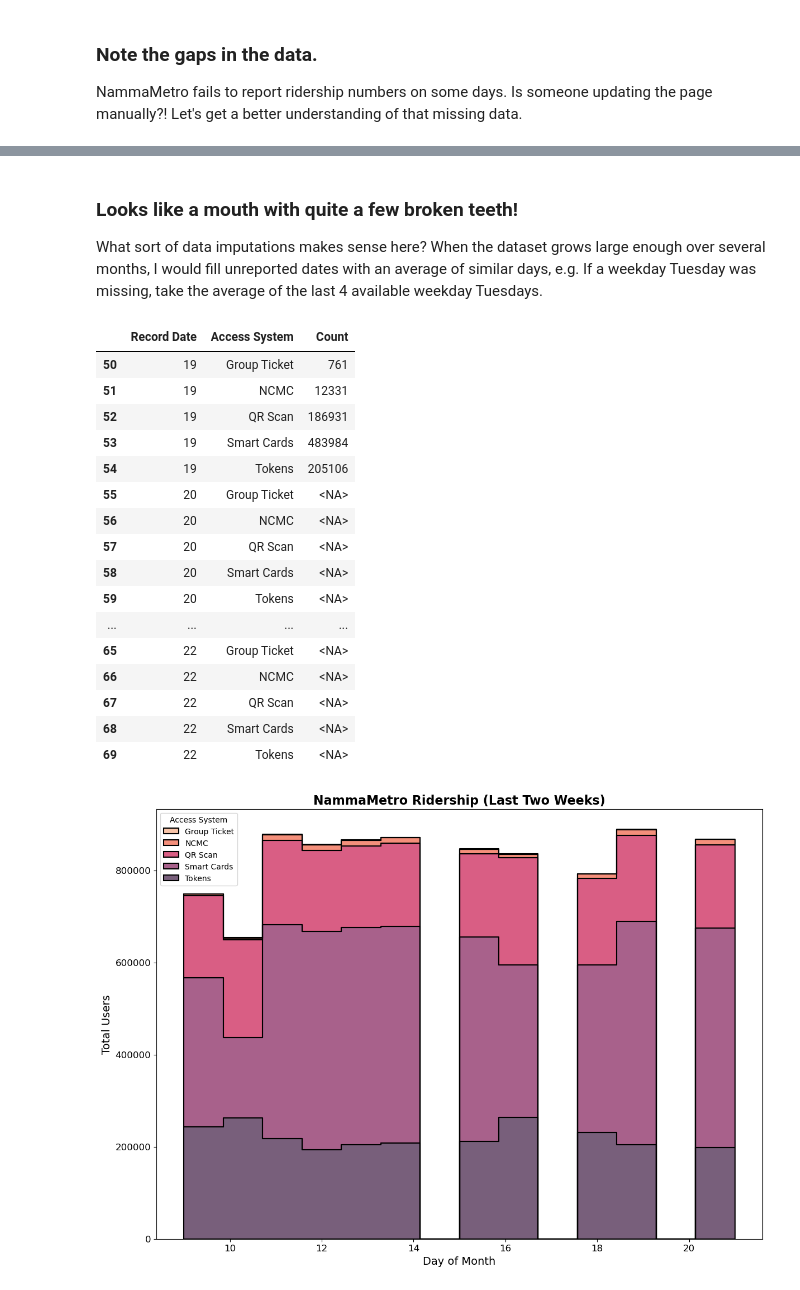
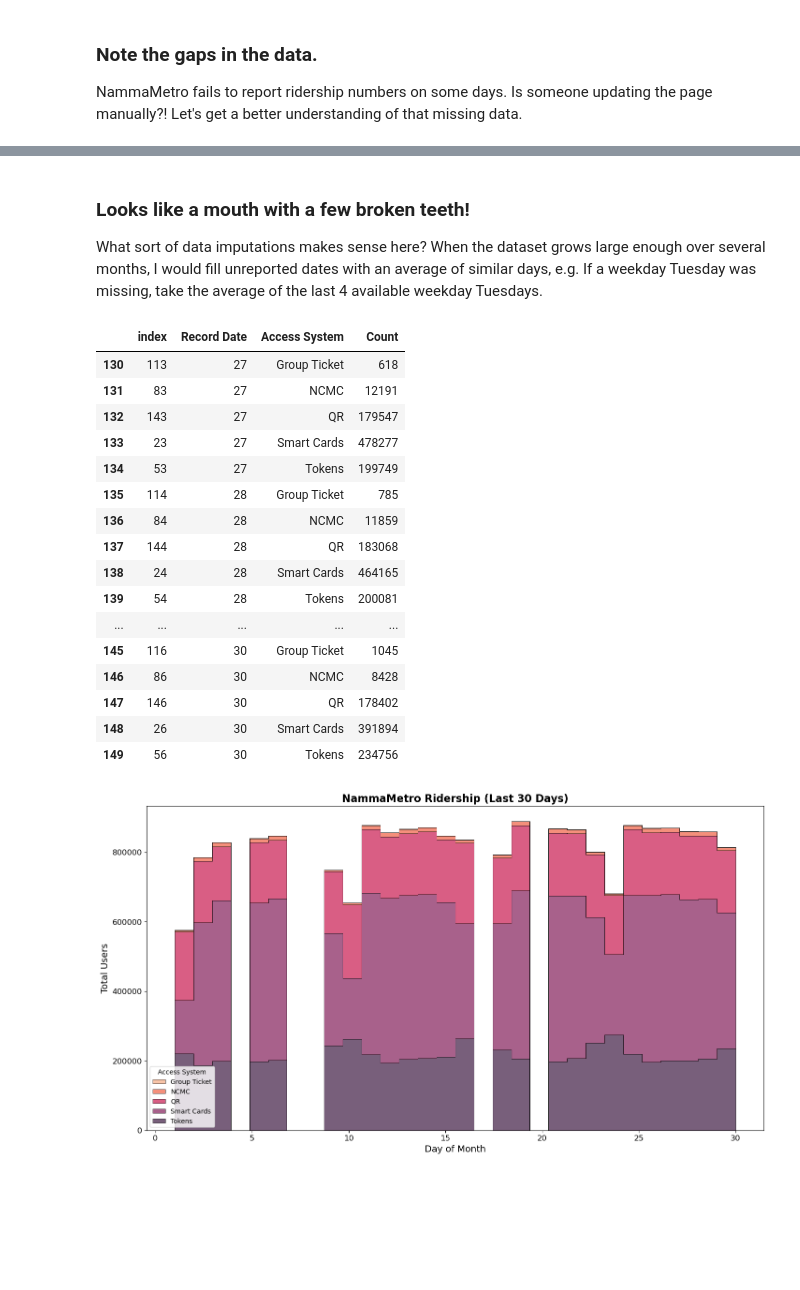
Before and after one commit to thecont1/namma-metro-ridership-tracker, a Jupyter notebook: ridership_2analysis.ipynb, the cells around one changed output, grey strips where cells are left out. Saved outputs shown, nothing was run; the diff lists cells and outputs as text; code cells hidden in the pictures; blank space fills up the shorter version.

```diff
--- a/ridership_2analysis.ipynb
+++ b/ridership_2analysis.ipynb
@@ -10,6 +10,5 @@ import pandas as pd
 # %%
 filename = "NammaMetro_Ridership_Dataset.csv"
 df = pd.read_csv(filename, index_col=0)
-df['Record Date'] = pd.to_datetime(df['Record Date'], format='%d-%m-%Y').dt.strftime("%Y-%m-%d")
-df.tail()
+df.info()
 # %% [output]
@@ -93,6 +107,9 @@ Let's get a better understanding of that missing data.
 # Generate a dataframe with last n sequential dates
 
 from datetime import date, timedelta
-number_of_days = 14
+
 start_date = date.today() - timedelta(number_of_days, 0, 0)
 dates = pd.DataFrame({'Record Date': [str(start_date+timedelta(n)) for n in range(number_of_days)]})
+dates['Record Date'] = pd.to_datetime(dates['Record Date'], format='%Y-%m-%d')
+
+print(f"We will examine data for an interval of {number_of_days} days between {dates['Record Date'].min().strftime('%d-%m-%Y')} and {dates['Record Date'].max().strftime('%d-%m-%Y')}.")
@@ -99,13 +118,13 @@ dates = pd.DataFrame({'Record Date': [str(start_date+timedelta(n)) for n in rang
 # %%
 # Merge the original df with the column of dates to get all values including nulls
 
-last_N_days = df.merge(dates, how='right', on='Record Date')
-last_N_days.drop(['Stored Value Card', 'One Day Pass', 'Three Day Pass', 'Five Day Pass', 'QR NammaMetro', 'QR WhatsApp', 'QR Paytm'], axis=1, inplace=True)
-last_N_days.rename(columns={'Total Smart Cards':'Smart Cards', 'Total NCMC':'NCMC', 'Total QR':'QR Scan', 'Total Riders':'Total Users'}, inplace=True)
+Last_N_Days = df.merge(dates, how='right', on='Record Date')
+Last_N_Days.drop(['Stored Value Card', 'One Day Pass', 'Three Day Pass', 'Five Day Pass', 'QR NammaMetro', 'QR WhatsApp', 'QR Paytm'], axis=1, inplace=True)
+Last_N_Days.rename(columns={'Total Smart Cards':'Smart Cards', 'Total NCMC':'NCMC', 'Total QR':'QR'}, inplace=True)
 
-formatted_dates = pd.to_datetime(last_N_days['Record Date'], format='%Y-%m-%d').dt.day
-formatted_numbers = last_N_days.loc[:, 'Smart Cards':].astype('Int64')
+formatted_dates = pd.to_datetime(Last_N_Days['Record Date'], format='%Y-%m-%d').dt.day
+formatted_numbers = Last_N_Days.loc[:, 'Smart Cards':'Total Riders'].astype('Int64')
 
-last_N_days = pd.concat([formatted_dates, formatted_numbers], axis=1)
-last_N_days
+Last_N_Days = pd.concat([formatted_dates, formatted_numbers, Last_N_Days['Day of Week']], axis=1)
+Last_N_Days
 # %% [output]
@@ -142,53 +163,53 @@ plt.show()
 # %% [markdown]
-### Looks like a mouth with quite a few broken teeth!
+### Looks like a mouth with a few broken teeth!
 
 What sort of data imputations makes sense here? When the dataset grows large enough over several months, I would fill unreported dates with an average of similar days, e.g. If a weekday Tuesday was missing, take the average of the last 4 available weekday Tuesdays.
 # %%
-last_N_days = last_N_days.loc[:, 'Record Date':'QR Scan'].melt(
+Last_N_Days = Last_N_Days.melt(
                     id_vars=['Record Date'],
-                    value_vars=['Smart Cards', 'Tokens', 'NCMC', 'Group Ticket', 'QR Scan'],
+                    value_vars=['Smart Cards', 'Tokens', 'NCMC', 'Group Ticket', 'QR'],
                     var_name='Access System',
                     value_name='Count').sort_values(by=['Record Date', 'Access System'])
-last_N_days = last_N_days[['Record Date', 'Access System', 'Count']].reset_index(drop=True)
-last_N_days.tail(20)
+Last_N_Days = Last_N_Days[['Record Date', 'Access System', 'Count']].reset_index()
+Last_N_Days.tail(20)
 # %% [output]
-|  | Record Date | Access System | Count |
-| 50 | 19 | Group Ticket | 761 |
-| 51 | 19 | NCMC | 12331 |
-| 52 | 19 | QR Scan | 186931 |
-| 53 | 19 | Smart Cards | 483984 |
-| 54 | 19 | Tokens | 205106 |
-| 55 | 20 | Group Ticket | <NA> |
-| 56 | 20 | NCMC | <NA> |
-| 57 | 20 | QR Scan | <NA> |
-| 58 | 20 | Smart Cards | <NA> |
-| 59 | 20 | Tokens | <NA> |
-| ... | ... | ... | ... |
-| 65 | 22 | Group Ticket | <NA> |
-| 66 | 22 | NCMC | <NA> |
-| 67 | 22 | QR Scan | <NA> |
-| 68 | 22 | Smart Cards | <NA> |
-| 69 | 22 | Tokens | <NA> |
+|  | index | Record Date | Access System | Count |
+| 130 | 113 | 27 | Group Ticket | 618 |
+| 131 | 83 | 27 | NCMC | 12191 |
+| 132 | 143 | 27 | QR | 179547 |
+| 133 | 23 | 27 | Smart Cards | 478277 |
+| 134 | 53 | 27 | Tokens | 199749 |
+| 135 | 114 | 28 | Group Ticket | 785 |
+| 136 | 84 | 28 | NCMC | 11859 |
+| 137 | 144 | 28 | QR | 183068 |
+| 138 | 24 | 28 | Smart Cards | 464165 |
+| 139 | 54 | 28 | Tokens | 200081 |
+| ... | ... | ... | ... | ... |
+| 145 | 116 | 30 | Group Ticket | 1045 |
+| 146 | 86 | 30 | NCMC | 8428 |
+| 147 | 146 | 30 | QR | 178402 |
+| 148 | 26 | 30 | Smart Cards | 391894 |
+| 149 | 56 | 30 | Tokens | 234756 |
 # %%
-plt.figure(figsize=(14,10))
-sns.histplot(data=last_N_days,
+plt.figure(figsize=(17,9))
+sns.histplot(data=Last_N_Days,
              x='Record Date',
              weights='Count',
-             bins=14,
+             bins=number_of_days,
              hue='Access System',
              multiple='stack',
              element='step',
              palette='rocket_r',
              legend=True,
              common_norm=True,
              stat='count',
-             linewidth=1.5,
+             linewidth=0.5,
              alpha=0.7)
 plt.xlabel('Day of Month', fontsize=14)
 plt.ylabel('Total Users', fontsize=14)
-plt.title('NammaMetro Ridership (Last Two Weeks)', fontsize=16, fontweight='bold')
+plt.title(f'NammaMetro Ridership (Last {number_of_days} Days)', fontsize=16, fontweight='bold')
 plt.xticks(fontsize=12)
 plt.yticks(fontsize=12)
 plt.show()
 # %% [output]
-[figure, old version]
+[figure, new version]
```
Also changed, not shown: parts of 11 cells of this notebook.
